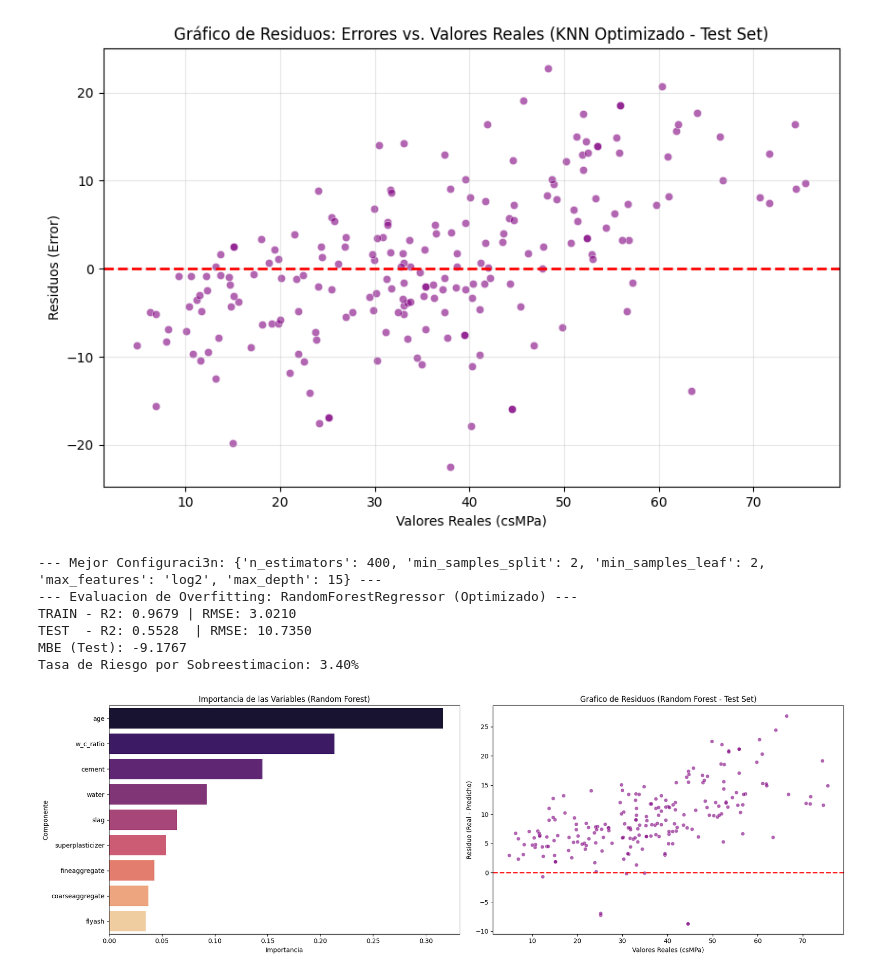
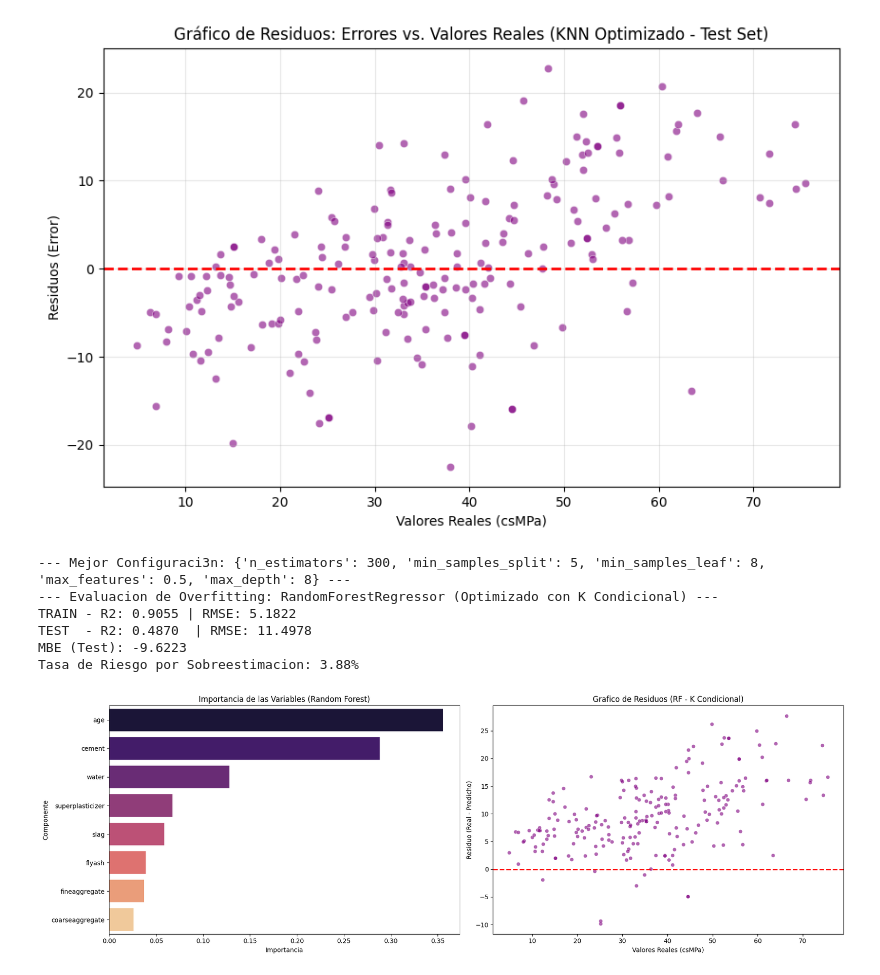
Before and after one commit to Santibareiro27/Inteligencia-Computacional, a Jupyter notebook: RA1_LAB1/Laboratorio_N°1_3.ipynb, the cells around one changed output. Saved outputs shown, nothing was run; the diff lists cells and outputs as text; code cells hidden in the pictures.

```diff
--- a/RA1_LAB1/Laboratorio_N°1_3.ipynb
+++ b/RA1_LAB1/Laboratorio_N°1_3.ipynb
@@ -597,10 +606,10 @@ Tasa de Riesgo por Sobreestimación: 48.54%
 # 1. Definir la malla de hiperparametros para Random Forest
 param_dist = {
     'n_estimators': [100, 200, 300, 400],
-    'max_depth': [10, 15, 20],
+    'max_depth': [5, 8, 10],
     'min_samples_split': [2, 5, 10],
-    'min_samples_leaf': [2, 4, 8, 16],
-    'max_features': ['sqrt', 'log2', None]
+    'min_samples_leaf': [8, 16, 32],
+    'max_features': ['sqrt', 'log2', 0.5]
 }
 
 # 2. Configurar RandomizedSearchCV
@@ -628,9 +637,10 @@ rmse_rf_train = np.sqrt(mean_squared_error(y_train, y_pred_rf_train))
 
 rmse_rf_test = np.sqrt(mean_squared_error(y_test, y_pred_rf_test))
 
-# 5.1 Aplicamos margen de seguridad
-K = 1.5
-y_pred_rf_test_safe = y_pred_rf_test - (K * rmse_rf_test)
+# 5.1 Aplicamos margen de seguridad condicional
+# K menor (1.1) para > 40 MPa, K mayor (1.6) para <= 40 MPa
+K_condicional = np.where(y_pred_rf_test > 40, 1, 1.5)
+y_pred_rf_test_safe = y_pred_rf_test - (K_condicional * rmse_rf_test)
 
 rmse_rf_test_safe = np.sqrt(mean_squared_error(y_test, y_pred_rf_test_safe))
 r2_rf_test = r2_score(y_test, y_pred_rf_test_safe)
@@ -641,43 +651,43 @@ overestimation_mask_rf = y_pred_rf_test_safe > y_test
 risk_rate_rf = (overestimation_mask_rf.sum() / len(y_test)) * 100
 
 print(f"--- Mejor Configuraci3n: {rf_random.best_params_} ---")
-print("--- Evaluacion de Overfitting: RandomForestRegressor (Optimizado) ---")
+print("--- Evaluacion de Overfitting: RandomForestRegressor (Optimizado con K Condicional) ---")
 print(f"TRAIN - R2: {r2_rf_train:.4f} | RMSE: {rmse_rf_train:.4f}")
 print(f"TEST  - R2: {r2_rf_test:.4f}  | RMSE: {rmse_rf_test_safe:.4f}")
 print(f"MBE (Test): {mbe_rf_test:.4f}")
 print(f"Tasa de Riesgo por Sobreestimacion: {risk_rate_rf:.2f}%")
 
 # 6. Extraer Feature Importance
 importances = rf_model.feature_importances_
 feature_names = X_train.columns
 feature_importance_df = pd.DataFrame({'Componente': feature_names, 'Importancia': importances})
 feature_importance_df = feature_importance_df.sort_values(by='Importancia', ascending=False)
 
 # 7. Visualizaciones
 fig, axes = plt.subplots(1, 2, figsize=(18, 6))
 
 # Grafico A: Importancia de Variables
 sns.barplot(data=feature_importance_df, x='Importancia', y='Componente', hue='Componente', palette='magma', ax=axes[0], legend=False)
 axes[0].set_title('Importancia de las Variables (Random Forest)')
 
 # Grafico B: Grafico de Residuos
 residuos_rf = y_test - y_pred_rf_test_safe
 sns.scatterplot(x=y_test, y=residuos_rf, alpha=0.6, color='purple', ax=axes[1])
 axes[1].axhline(y=0, color='red', linestyle='--', lw=2)
-axes[1].set_title('Grafico de Residuos (Random Forest - Test Set)')
+axes[1].set_title('Grafico de Residuos (RF - K Condicional)')
 axes[1].set_xlabel('Valores Reales (csMPa)')
 axes[1].set_ylabel('Residuo (Real - Predicho)')
 
 plt.tight_layout()
 plt.show()
 # %% [output]
---- Mejor Configuraci3n: {'n_estimators': 400, 'min_samples_split': 2, 'min_samples_leaf': 2, 'max_features': 'log2', 'max_depth': 15} ---
---- Evaluacion de Overfitting: RandomForestRegressor (Optimizado) ---
-TRAIN - R2: 0.9679 | RMSE: 3.0210
-TEST  - R2: 0.5528  | RMSE: 10.7350
-MBE (Test): -9.1767
-Tasa de Riesgo por Sobreestimacion: 3.40%
+--- Mejor Configuraci3n: {'n_estimators': 300, 'min_samples_split': 5, 'min_samples_leaf': 8, 'max_features': 0.5, 'max_depth': 8} ---
+--- Evaluacion de Overfitting: RandomForestRegressor (Optimizado con K Condicional) ---
+TRAIN - R2: 0.9055 | RMSE: 5.1822
+TEST  - R2: 0.4870  | RMSE: 11.4978
+MBE (Test): -9.6223
+Tasa de Riesgo por Sobreestimacion: 3.88%
-[figure, old version]
+[figure, new version]
 # %%
 # 1. Definir la malla de hiperparámetros para XGBoost
 param_dist_xgb = {
```
Also changed, not shown: parts of 6 cells of this notebook.
